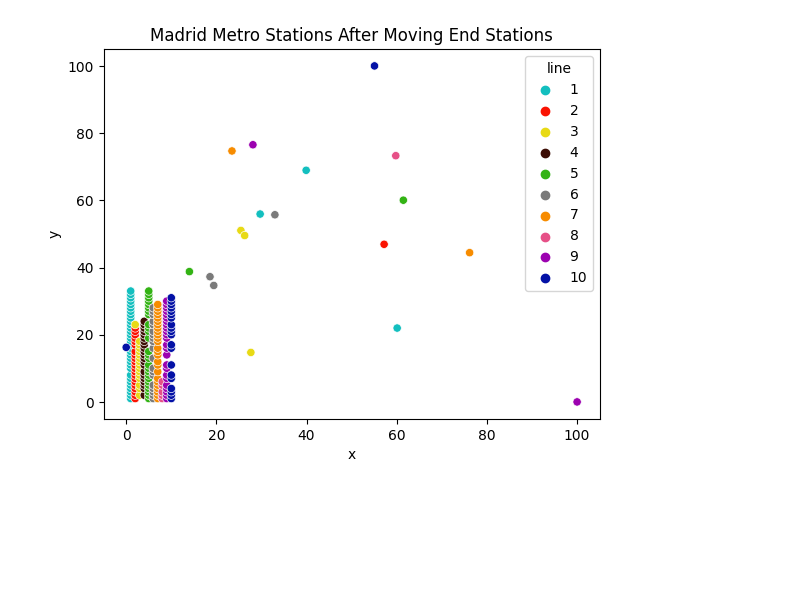
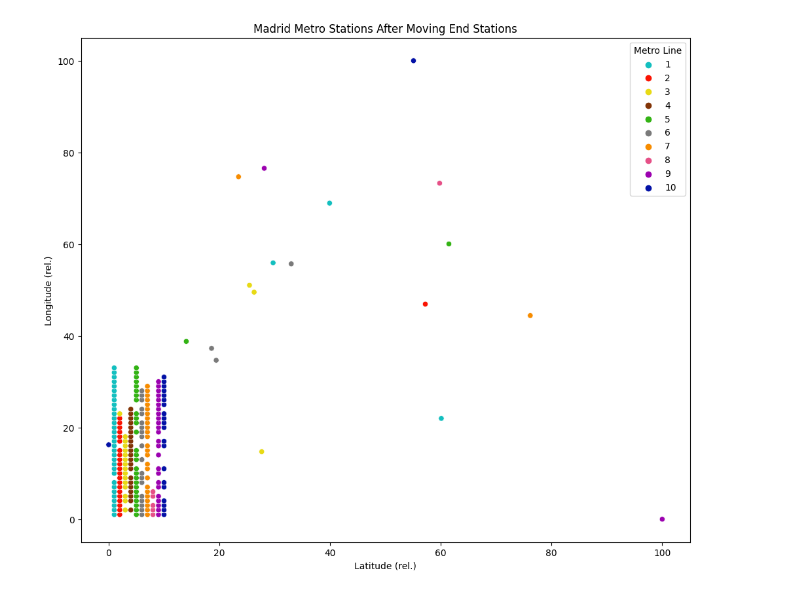
Before and after one commit to jmgpgit/Final-Project, a Jupyter notebook: exploration/madrid_metro/madrid_network.ipynb, the cells around one changed output. Saved outputs shown, nothing was run; the diff lists cells and outputs as text; code cells hidden in the pictures; blank space fills up the shorter version.

```diff
--- a/exploration/madrid_metro/madrid_network.ipynb
+++ b/exploration/madrid_metro/madrid_network.ipynb
@@ -183,16 +173,16 @@ Nodes:
 # %%
 station_data_move_ends = []
 for i in madrid_metro.nodes:
     station_data_move_ends.append([i.name,i.x,i.y,min(i.line)])
 
-station_data_move_ends = pd.DataFrame(station_data_move_ends,columns = ['name','x','y','line'])
-station_data_move_ends.to_csv('station_data_move_ends.csv',index = False)
+station_data_move_ends = pd.DataFrame(station_data_move_ends,columns = ['name','Latitude (rel.)','Longitude (rel.)','Metro Line'])
+station_data_move_ends.to_csv('result_images/station_data_move_ends.csv',index = False)
+plt.figure(figsize=(12,10))
+sns.scatterplot(data=station_data_move_ends, x='Latitude (rel.)', y='Longitude (rel.)', hue='Metro Line', palette=palette)
+plt.title('Madrid Metro Stations After Moving End Stations')
+plt.savefig('result_images/station_data_move_ends.png')
+plt.show()
+# %% [output]
+[figure, added]
-# %%
-sns.scatterplot(data=station_data_move_ends, x='x', y='y', hue='line', palette=palette)
-plt.title('Madrid Metro Stations After Moving End Stations')
-plt.savefig('station_data_move_ends.png')
-plt.show()
-# %% [output]
-[figure, removed]
 # %%
 pile_copy = pile[:]
```
Also changed, not shown: parts of 13 cells of this notebook, 20 other files.
